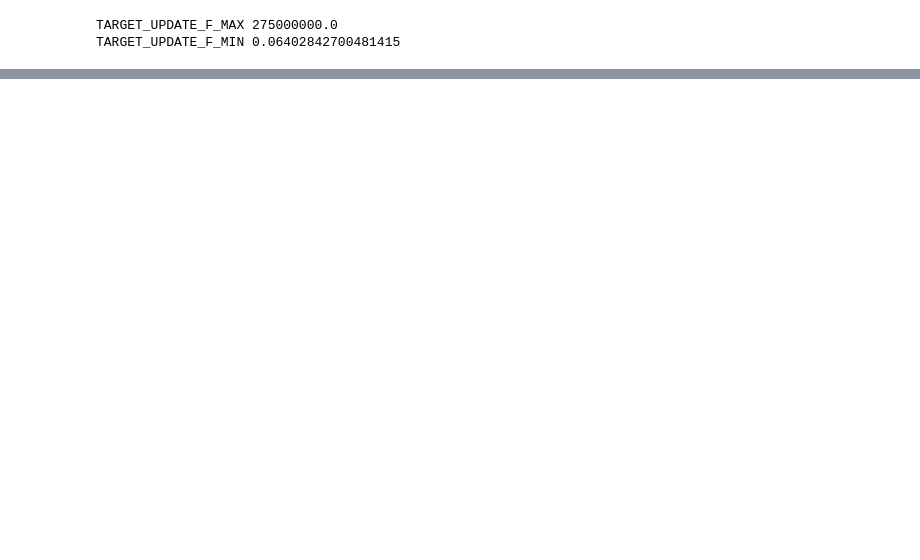
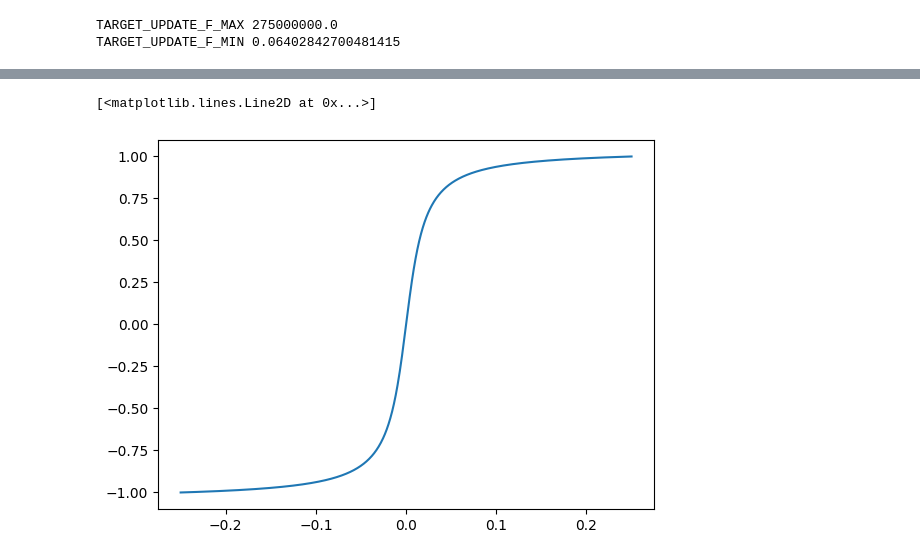
Before and after one commit to gmarius780/lockstar, a Jupyter notebook: code/rpi/python/lockstar_rpi/Helpers/calculator.ipynb, the cells around one changed output, grey strips where cells are left out. Cells and saved outputs as stored; diff of their text form; code cells hidden in the pictures; blank space fills up the shorter version.

```diff
--- a/code/rpi/python/lockstar_rpi/Helpers/calculator.ipynb
+++ b/code/rpi/python/lockstar_rpi/Helpers/calculator.ipynb
@@ -111,0 +123,7 @@ PSC: 54999 ARR: 4  => FREQ: 1000.0 [Hz] ERROR: 0.0 [%] - CRRx[ 50.0 %]: 2
+# %%
+y_values = y_values/y_values[0]
+# %%
+plt.plot(x_values, y_values)
+# %% [output]
+[<matplotlib.lines.Line2D at 0x...>]
+[figure, added]
```
Also changed, not shown: parts of 7 cells of this notebook, 2 other files.
